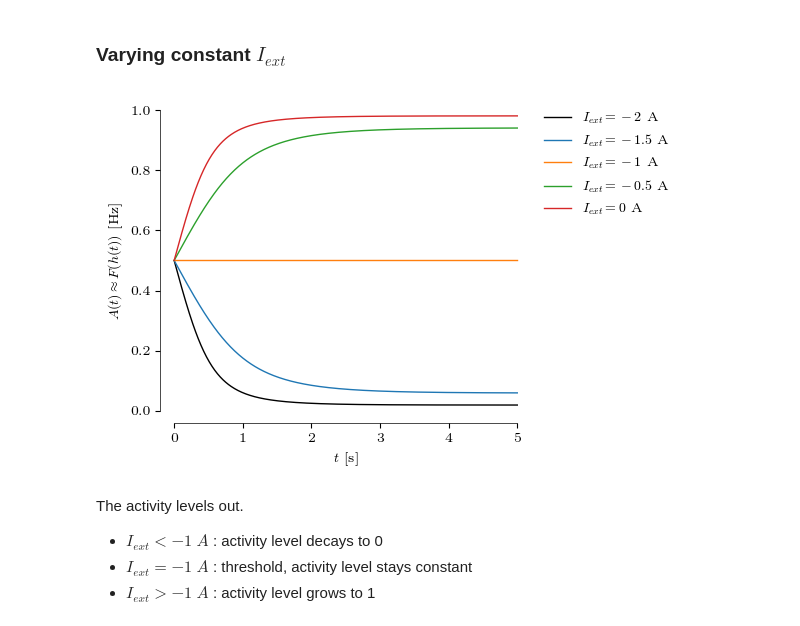
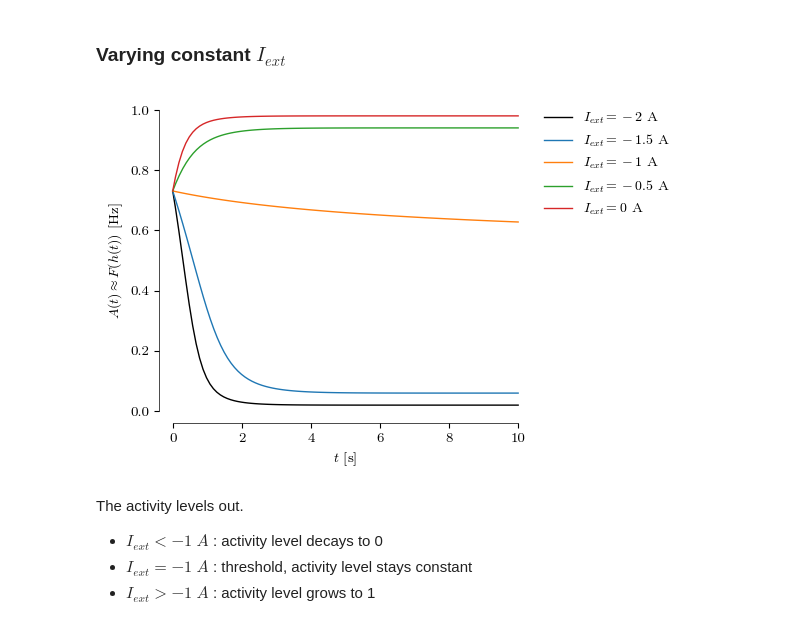
Before and after one commit to ninivert/BIO465-cortical-surround-suppression, a Jupyter notebook: src/notebook.ipynb, the cells around one changed output. Saved outputs shown, nothing was run; the diff lists cells and outputs as text; code cells hidden in the pictures.

```diff
--- a/src/notebook.ipynb
+++ b/src/notebook.ipynb
@@ -38,21 +40,24 @@ For each population $n$ :
 # %%
 plt.close()
 fig, ax = plt.subplots(dpi=100)
 
 for I_ext in (-2, -1.5, -1, -0.5, 0):
 	pop = Populations(W=np.array([[2]]), tau=0.60, R=1, gain_fn=sigmoid, I_ext=Flat(I_ext))
-	res = pop.simulate_h(np.array([0]), (0, 5), dt_max=0.01)
+	res = pop.simulate_h(np.array([0.5]), (0, 10), dt_max=0.1)
 	ax.plot(res.t, pop.gain_fn(res.y[0]), label=f'$I_{{ext}} = {I_ext}$ A')
 
 ax.set_xlabel('$t$ [s]')
 ax.set_ylabel('$A(t) \\approx F(h(t))$ [Hz]')
 ax.set_ylim((0, 1))
 data_lim(ax, which='x')
 breathe(ax)
 ax.legend(bbox_to_anchor=(1, 1), loc='upper left')
 plt.show()
+
+# fig.set_size_inches((4, 2))
+# fig.savefig('../report/figures/sec111.pdf')
 # %% [output]
-[figure, old version]
+[figure, new version]
 # %% [markdown]
 The activity levels out.
 
```
Also changed, not shown: parts of 21 cells of this notebook, 6 other files.
